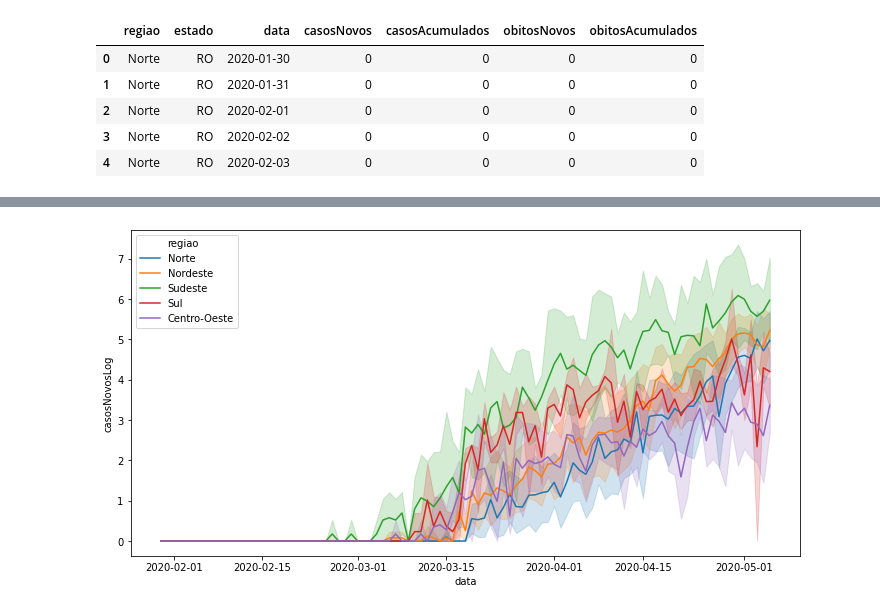
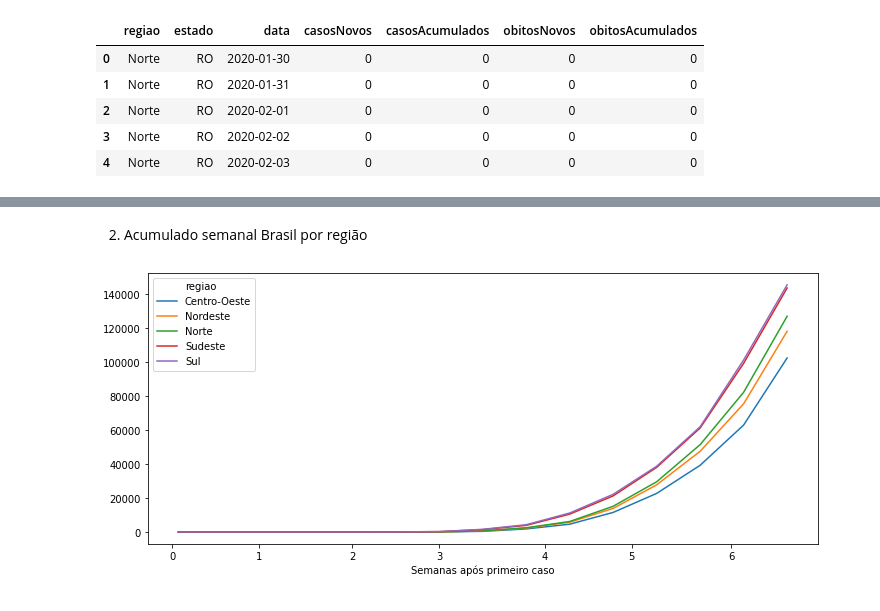
Before and after one commit to leocneves/COVID-19, a Jupyter notebook: notebooks/covid_main.ipynb, the cells around one changed output, grey strips where cells are left out. Drawn from its saved outputs; the diff is of its cells as text; code cells hidden in the pictures.

Commit message:
cumulative sum of new cases by week graph

```diff
--- a/notebooks/covid_main.ipynb
+++ b/notebooks/covid_main.ipynb
@@ -12,7 +29,7 @@ import seaborn as sn
 # %% [markdown]
 ### Análise Exploratória nos Dados
 # %%
-df = pd.read_csv('bases/covid19/arquivo_geral.csv', sep=';')
+df = pd.read_csv('../datasets/arquivo_geral.csv', sep=';')
 # %%
 df.head(5)
 # %% [output]
@@ -36,2 +52,0 @@ df.groupby('regiao').sum()['casosNovos'].reset_index().sort_values('casosNovos')
-# %%
-df['casosNovosLog'] = df['casosNovos'].apply(np.log1p)
@@ -50,8 +69,14 @@ Name: casosNovos, dtype: float64
+# %% [markdown]
+2. Acumulado semanal Brasil por região
 # %%
-fig, ax = plt.subplots(figsize=(12,6))
+df_group_data = df.groupby([pd.Grouper(key='data', freq='W'), 'regiao']).sum().reset_index()
 
-sn.lineplot(x='data', y='casosNovosLog', data=df, hue='regiao', ax=ax)
+df_group_data['casosNovosAcumulado'] = df_group_data['casosNovos'].cumsum()
 
+fig, ax = plt.subplots(figsize=(12,5))
+g = sn.lineplot(x='data', y='casosNovosAcumulado', data=df_group_data, hue='regiao', ax=ax)
+g.set(xticklabels=list(range(len(df_group_data['data']))),
+     xlabel='Semanas após primeiro caso', ylabel='')
 plt.show()
 # %% [output]
-[figure, old version]
+[figure, new version]
```
Also changed, not shown: parts of 9 cells of this notebook.
